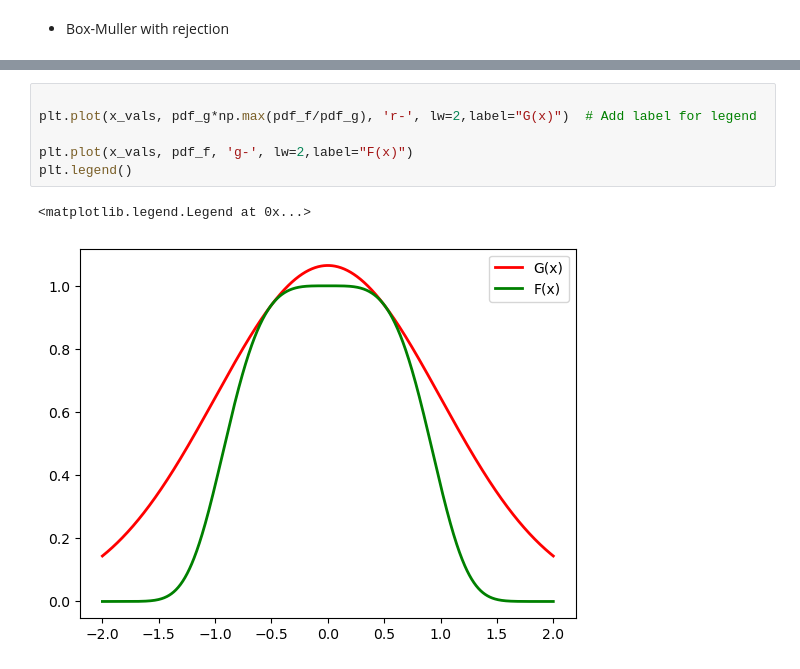
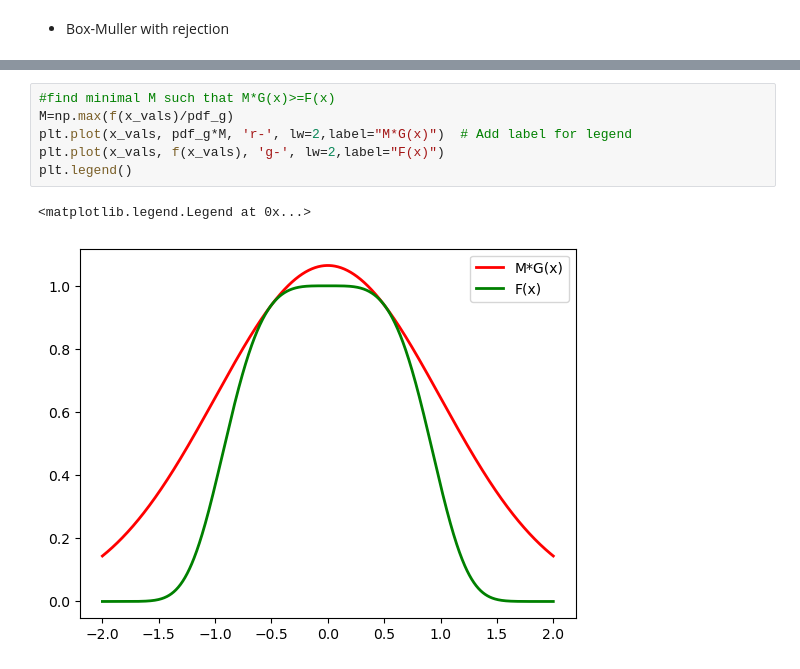
Before and after one commit to aayrapet/MC_simulations, a Jupyter notebook: main.ipynb, the cells around one changed output, grey strips where cells are left out. Drawn from its saved outputs; the diff is of its cells as text.

```diff
--- a/main.ipynb
+++ b/main.ipynb
@@ -228,11 +250,11 @@ plt.legend()
 <matplotlib.legend.Legend at 0x...>
 [figure]
 # %%
-
-plt.plot(x_vals, pdf_g*np.max(pdf_f/pdf_g), 'r-', lw=2,label="G(x)")  # Add label for legend
-
-plt.plot(x_vals, pdf_f, 'g-', lw=2,label="F(x)")
+#find minimal M such that M*G(x)>=F(x)
+M=np.max(f(x_vals)/pdf_g)
+plt.plot(x_vals, pdf_g*M, 'r-', lw=2,label="M*G(x)")  # Add label for legend
+plt.plot(x_vals, f(x_vals), 'g-', lw=2,label="F(x)")
 plt.legend()
 # %% [output]
 <matplotlib.legend.Legend at 0x...>
-[figure, old version]
+[figure, new version]
```
Also changed, not shown: parts of 20 cells of this notebook.
